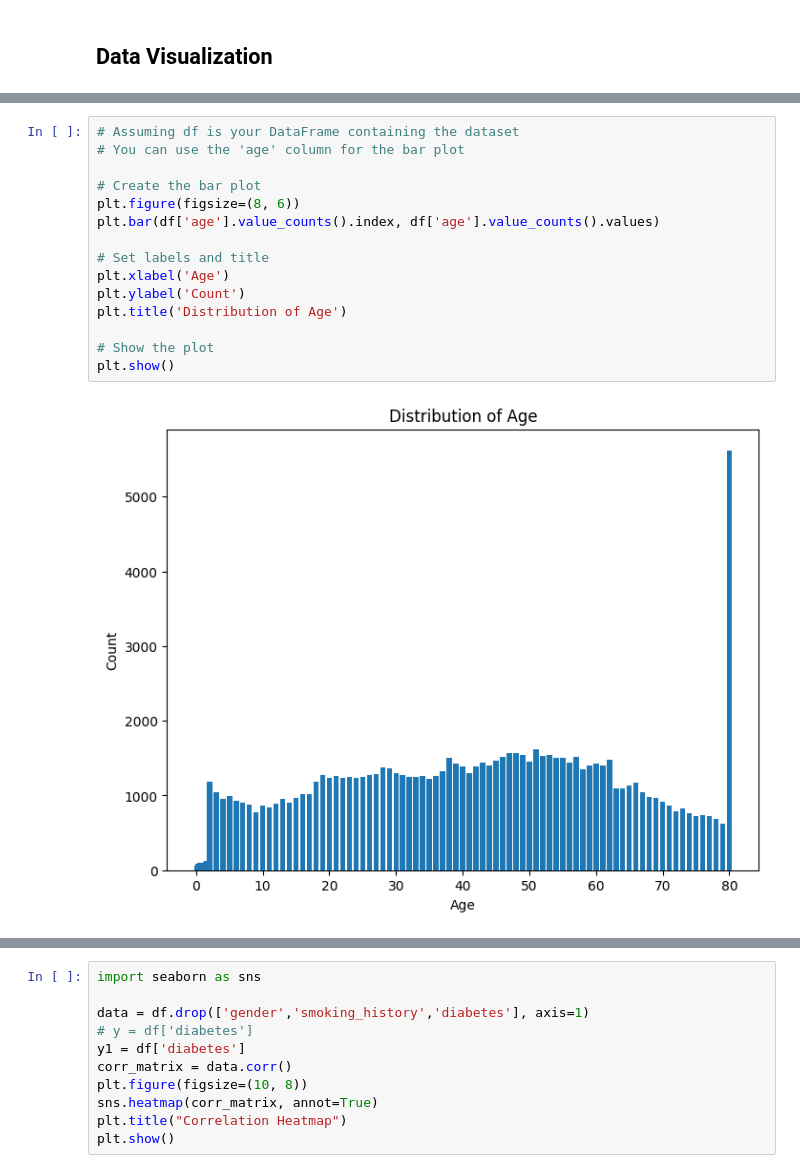
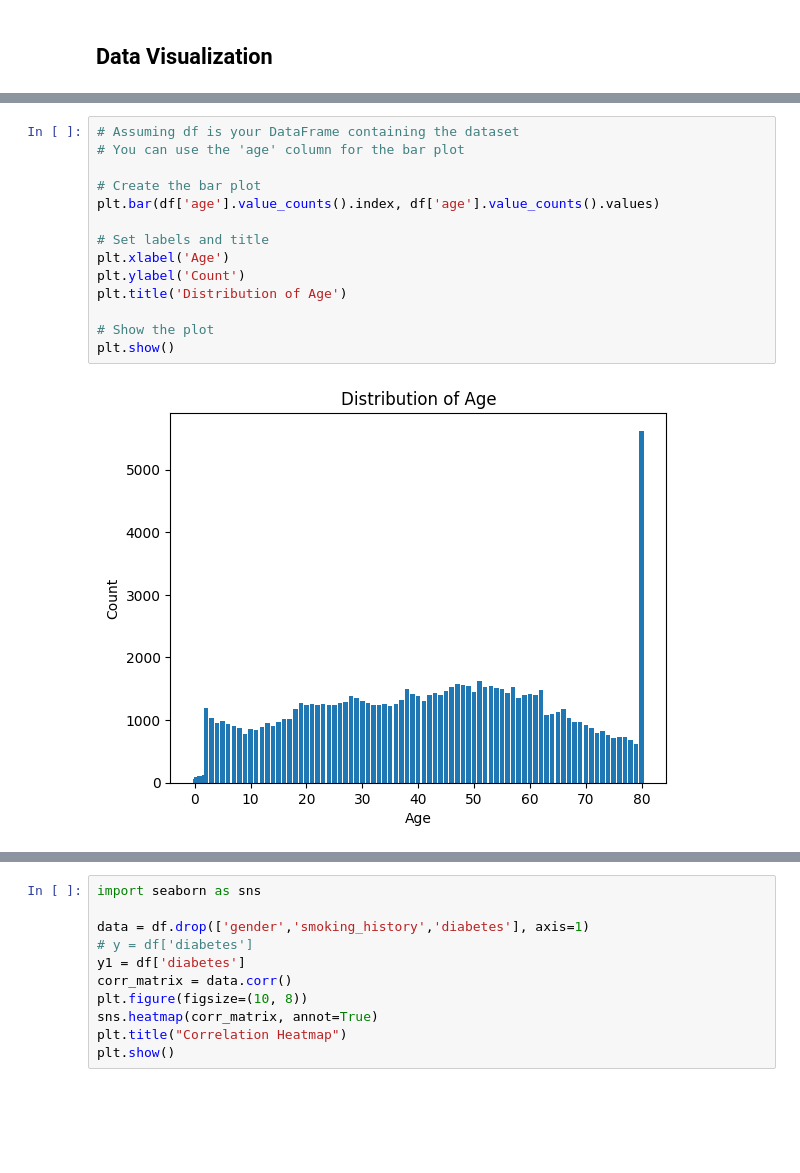
Before and after one commit to mayurd8862/Diabetes_Prediction_using_Logistic_Regression_from_scratch, a Jupyter notebook: new.ipynb, the cells around one changed output, grey strips where cells are left out. Saved outputs shown, nothing was run; the diff lists cells and outputs as text; blank space fills up the shorter version.

```diff
--- a/new.ipynb
+++ b/new.ipynb
@@ -102,17 +133,16 @@ plt.show()
 # %%
 # Assuming df is your DataFrame containing the dataset
 # You can use the 'age' column for the bar plot
 
 # Create the bar plot
-plt.figure(figsize=(8, 6))
 plt.bar(df['age'].value_counts().index, df['age'].value_counts().values)
 
 # Set labels and title
 plt.xlabel('Age')
 plt.ylabel('Count')
 plt.title('Distribution of Age')
 
 # Show the plot
 plt.show()
 # %% [output]
-[figure, old version]
+[figure, new version]
```
Also changed, not shown: parts of 6 cells of this notebook, 1 other file.
